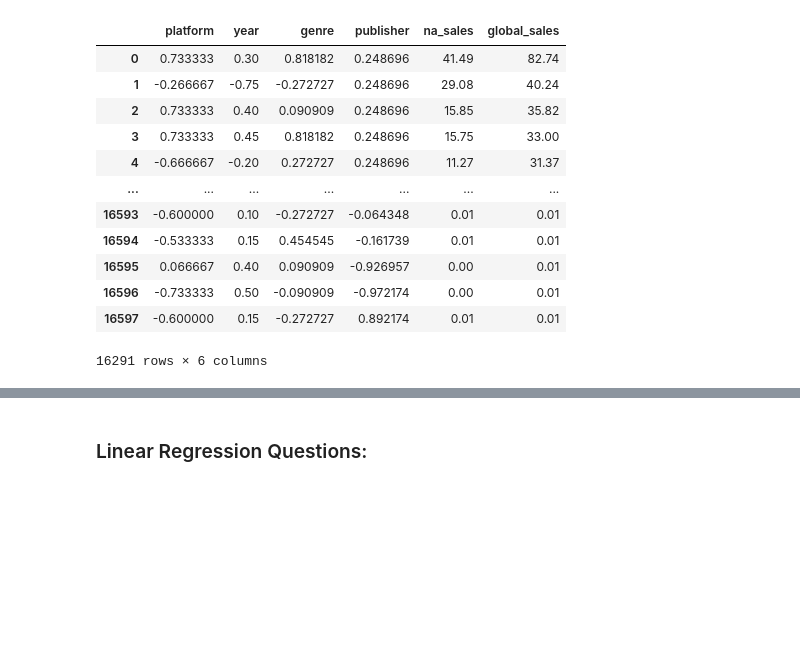
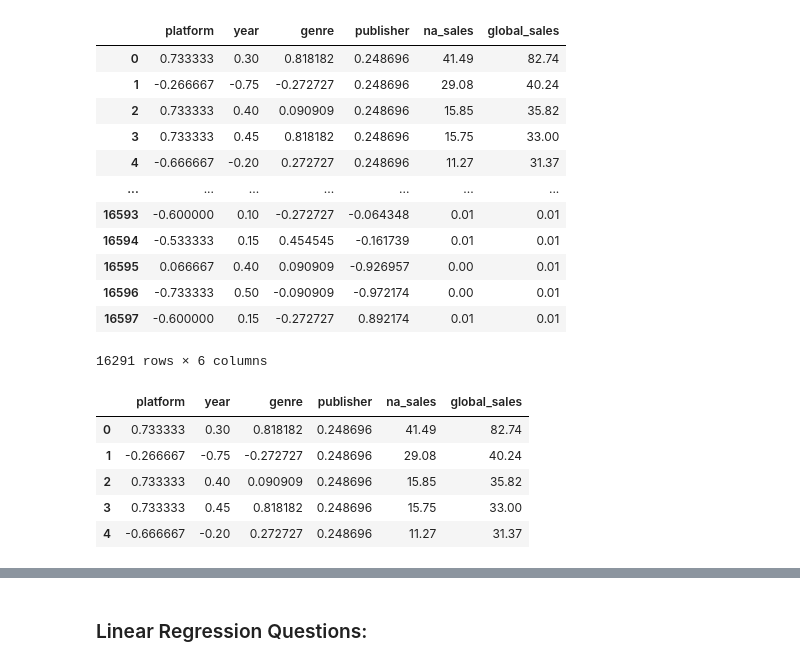
Before and after one commit to kebo0267/AI_ML_Classwork, a Jupyter notebook: capstone_6/INC_6_Save_the_Princess.ipynb, the cells around one changed output, grey strips where cells are left out. Drawn from its saved outputs; the diff is of its cells as text; code cells hidden in the pictures; blank space fills up the shorter version.

```diff
--- a/capstone_6/INC_6_Save_the_Princess.ipynb
+++ b/capstone_6/INC_6_Save_the_Princess.ipynb
@@ -191,10 +192,18 @@ df_VideoGameFeatureSubset.to_csv('Game_Data_Cleaned.csv')
 # %%
 # Load the cleaned video game sales data into a dataframe
 df_VideoGameCleaned = pd.read_csv('Game_Data_Cleaned.csv')
 
 # Remove the column named 'Unnamed: 0'
-
+df_VideoGameCleaned.drop(columns="Unnamed: 0",inplace=True,axis=1)
 
 # print out the dataframe
+df_VideoGameCleaned.head()
+# %% [output]
+|  | platform | year | genre | publisher | na_sales | global_sales |
+| 0 | 0.733333 | 0.30 | 0.818182 | 0.248696 | 41.49 | 82.74 |
+| 1 | -0.266667 | -0.75 | -0.272727 | 0.248696 | 29.08 | 40.24 |
+| 2 | 0.733333 | 0.40 | 0.090909 | 0.248696 | 15.85 | 35.82 |
+| 3 | 0.733333 | 0.45 | 0.818182 | 0.248696 | 15.75 | 33.00 |
+| 4 | -0.666667 | -0.20 | 0.272727 | 0.248696 | 11.27 | 31.37 |
 # %%
 # use the pandas dataframe function called .corr() to quickly check which features most closely 'relate' to the target variable, higher is better
```
Also changed, not shown: parts of 21 cells of this notebook, 1 other file.
